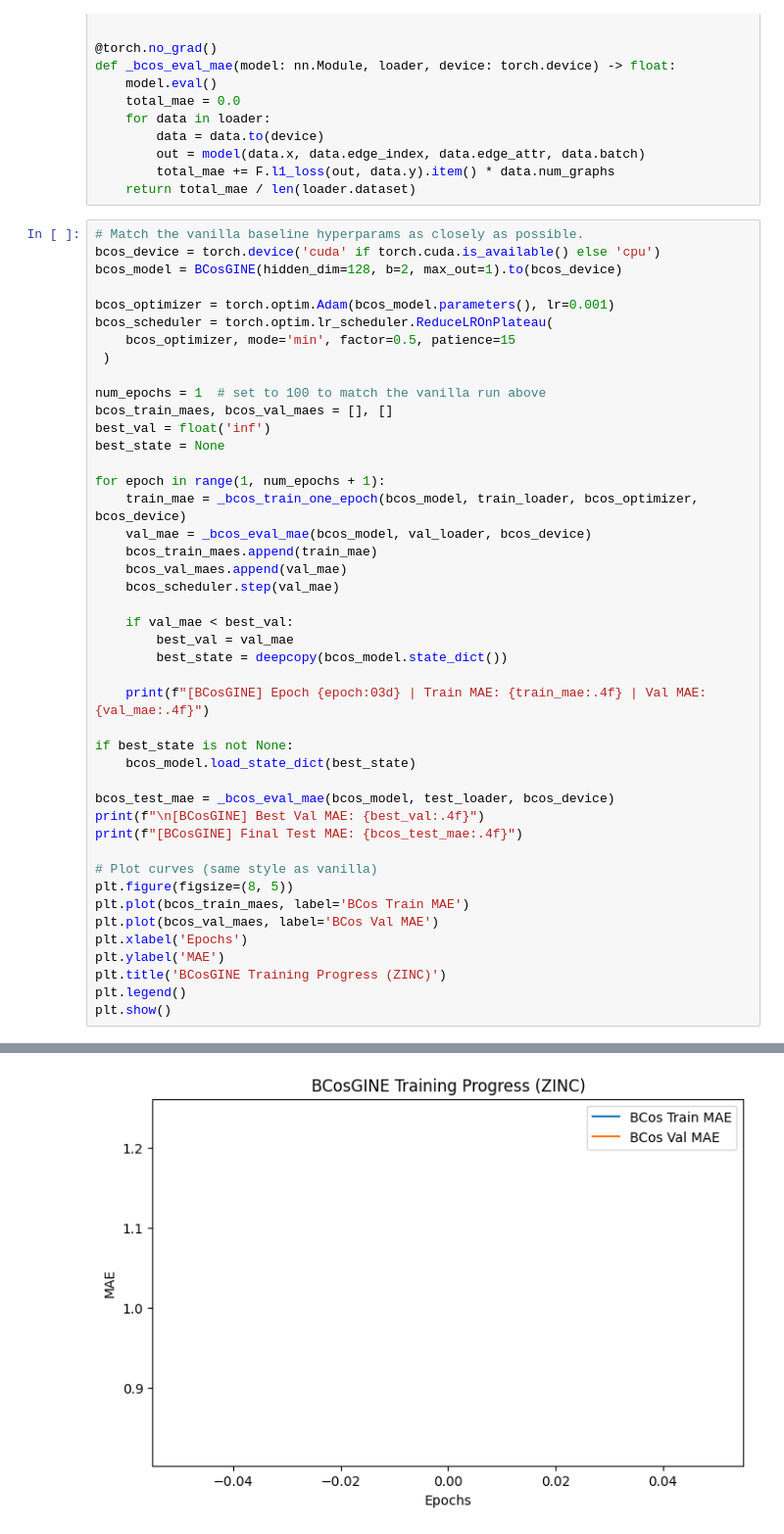
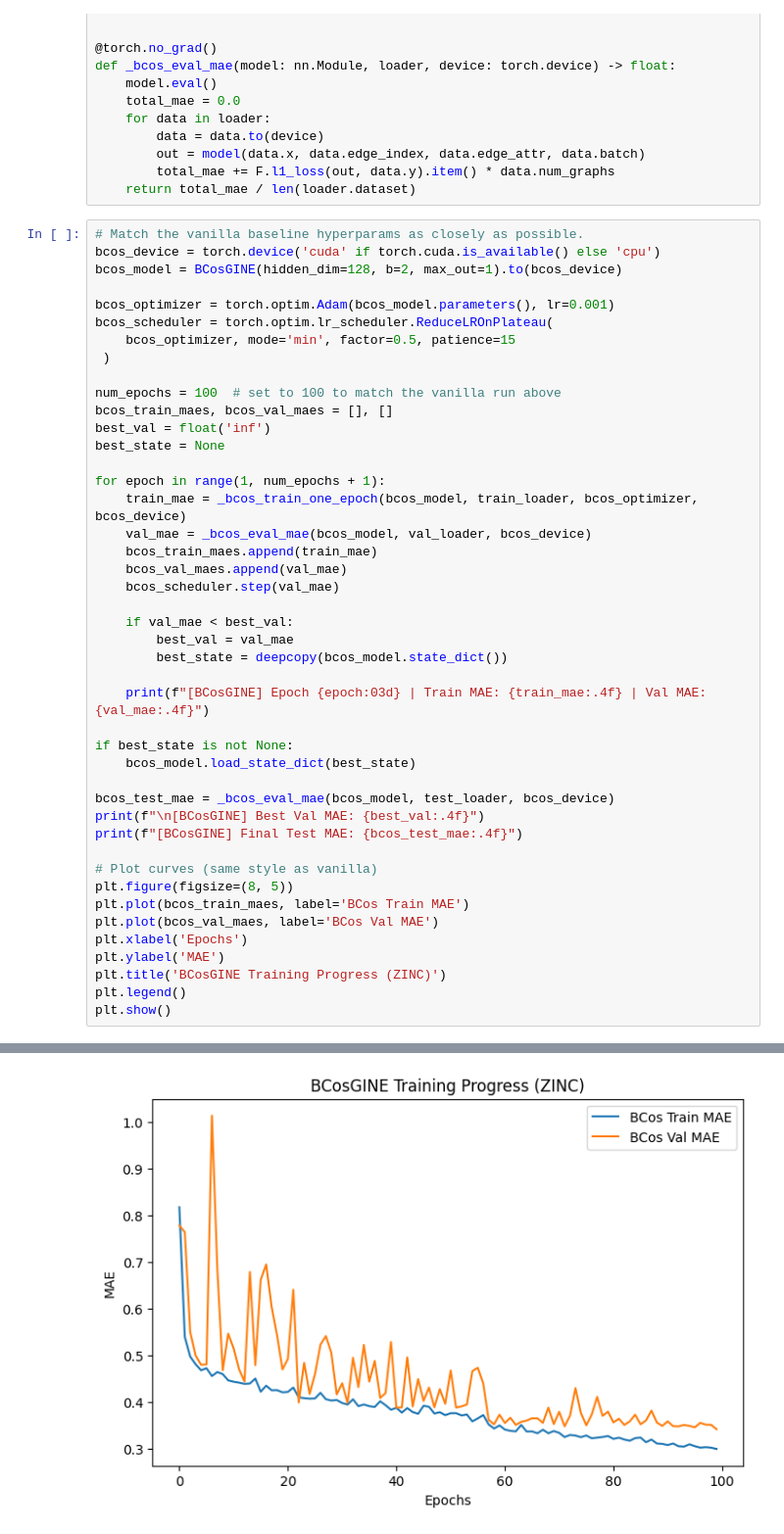
Before and after one commit to CruelMarco/bcosgnn, a Jupyter notebook: shaique_updates/codes/zinc_aqsol_bcos_regression/zinc_bcos_regression.ipynb, the cells around one changed output, grey strips where cells are left out. Shown at 98% size. Saved outputs shown, nothing was run; the diff lists cells and outputs as text.

```diff
--- a/shaique_updates/codes/zinc_aqsol_bcos_regression/zinc_bcos_regression.ipynb
+++ b/shaique_updates/codes/zinc_aqsol_bcos_regression/zinc_bcos_regression.ipynb
@@ -372,7 +372,7 @@ bcos_scheduler = torch.optim.lr_scheduler.ReduceLROnPlateau(
     bcos_optimizer, mode='min', factor=0.5, patience=15
  )
 
-num_epochs = 1  # set to 100 to match the vanilla run above
+num_epochs = 100  # set to 100 to match the vanilla run above
 bcos_train_maes, bcos_val_maes = [], []
 best_val = float('inf')
 best_state = None
@@ -416 +427 @@ Consider using tensor.detach() first. (Triggered internally at /Users/runner/wor
-[figure, old version]
+[figure, new version]
```
Also changed, not shown: parts of 1 cell of this notebook, 3 other files.
